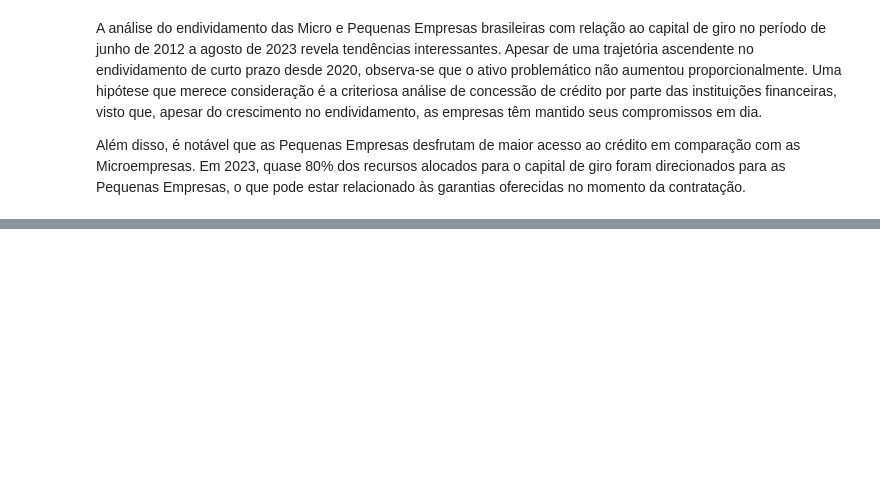
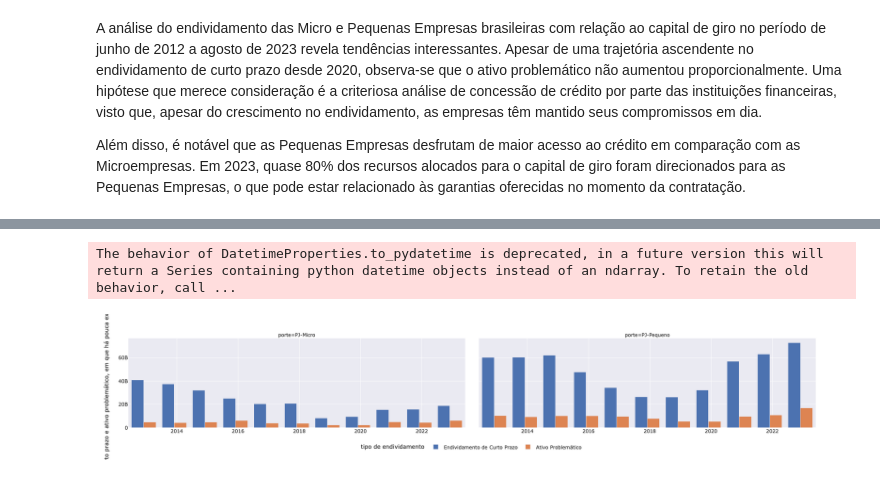
Before and after one commit to monitordoendividamento/monitor, a Jupyter notebook: PJ_micro_peq_problematico.ipynb, the cells around one changed output, grey strips where cells are left out. Cells and saved outputs as stored; diff of their text form; code cells hidden in the pictures; blank space fills up the shorter version.

Commit message:
Adiciona PJ_micro_peq_problematico.ipynb

```diff
--- a/PJ_micro_peq_problematico.ipynb
+++ b/PJ_micro_peq_problematico.ipynb
@@ -174,0 +150,2 @@ import plotly.express as px
+# %%
+df_micro_peq_problematico = pd.concat([df_total_micro, df_total_pequeno])
@@ -218,0 +202,26 @@ fig.show()
+# %%
+df_micro_peq_problematico = df_micro_peq_problematico.rename(columns={
+    'curto_prazo_deflacionado': 'Endividamento de Curto Prazo',
+    'ativo_problematico_deflacionado': 'Ativo Problemático'
+})
+# %%
+fig = px.bar(df_micro_peq_problematico,
+             x='data_base',
+             y=['Endividamento de Curto Prazo', 'Ativo Problemático'],
+             facet_col='porte',
+             labels={'data_base': ''},
+             template="seaborn")
+
+fig.update_layout(
+    barmode='group',
+    yaxis_title="Endividamento de curto prazo e ativo problemático, em que há pouca expectativa de pagamento",
+    legend_title_text='tipo de endividamento',
+    legend=dict(x=0.5, y=-0.15, xanchor='center', yanchor='top', orientation = 'h'),
+        xaxis=dict(dtick="M24"),
+        xaxis2=dict(dtick="M24")
+)
+
+fig.show()
+# %% [output]
+The behavior of DatetimeProperties.to_pydatetime is deprecated, in a future version this will return a Series containing python datetime objects instead of an ndarray. To retain the old behavior, call ...
+[figure, added]
```
Also changed, not shown: parts of 9 cells of this notebook.
